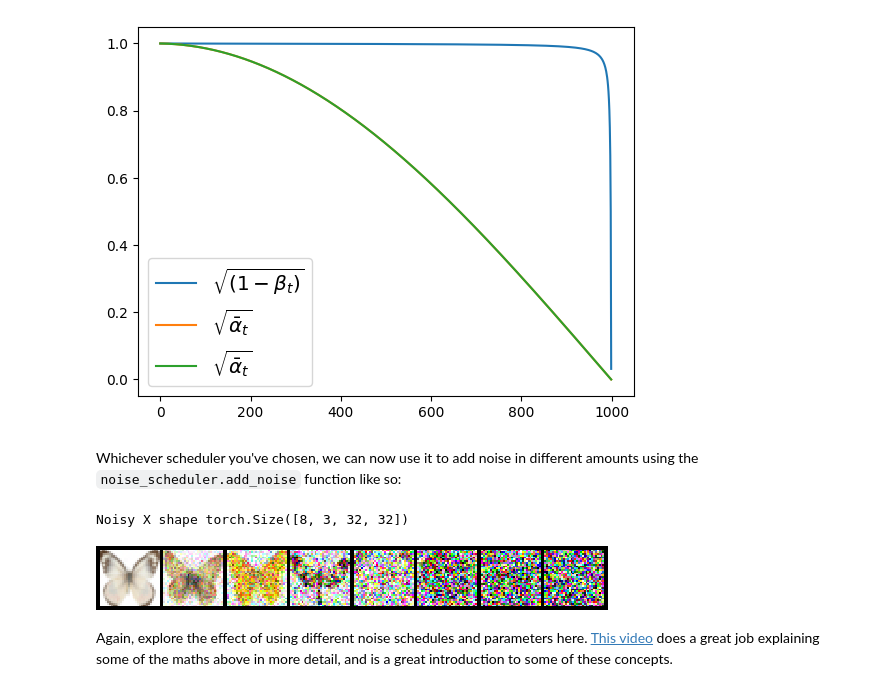
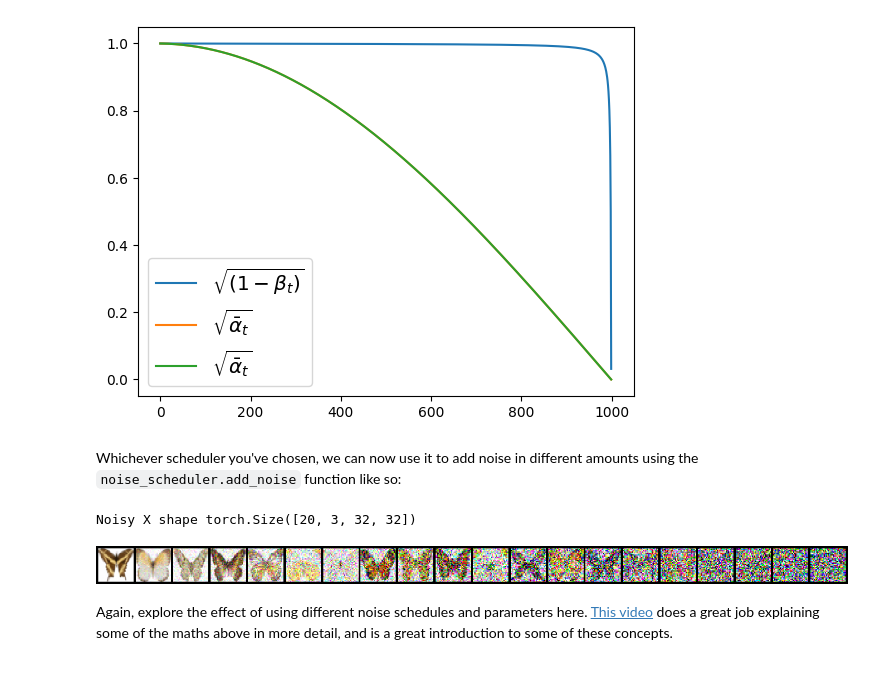
Before and after one commit to minghevong/Difix3D, a Jupyter notebook: unit1/01_introduction_to_diffusers.ipynb, the cells around one changed output. Saved outputs shown, nothing was run; the diff lists cells and outputs as text; code cells hidden in the pictures.

```diff
--- a/unit1/01_introduction_to_diffusers.ipynb
+++ b/unit1/01_introduction_to_diffusers.ipynb
@@ -77,7 +77,7 @@ from PIL import Image
 def show_images(x):
     """Given a batch of images x, make a grid and convert to PIL"""
     x = x * 0.5 + 0.5  # Map from (-1, 1) back to (0, 1)
-    grid = torchvision.utils.make_grid(x)
+    grid = torchvision.utils.make_grid(x, nrow=x.shape[0])
     grid_im = grid.detach().cpu().permute(1, 2, 0).clip(0, 1) * 255
     grid_im = Image.fromarray(np.array(grid_im).astype(np.uint8))
     return grid_im
@@ -299,14 +299,16 @@ plt.legend(fontsize="x-large");
 # %% [markdown]
 Whichever scheduler you've chosen, we can now use it to add noise in different amounts using the `noise_scheduler.add_noise` function like so:
 # %%
-timesteps = torch.linspace(0, 999, 8).long().to(device)
+num = 20
+timesteps = torch.linspace(0, 999, num).long().to(device)
+xb = next(iter(train_dataloader))["images"].to(device)[:num]
 noise = torch.randn_like(xb)
 noisy_xb = noise_scheduler.add_noise(xb, noise, timesteps)
 print("Noisy X shape", noisy_xb.shape)
-show_images(noisy_xb).resize((8 * 64, 64), resample=Image.NEAREST)
+show_images(noisy_xb).resize((num * 64, 64), resample=Image.NEAREST)
 # %% [output]
-Noisy X shape torch.Size([8, 3, 32, 32])
+Noisy X shape torch.Size([20, 3, 32, 32])
-[figure, old version]
+[figure, new version]
 # %% [markdown]
 Again, explore the effect of using different noise schedules and parameters here. [This video](https://www.youtube.com/watch?v=fbLgFrlTnGU) does a great job explaining some of the maths above in more detail, and is a great introduction to some of these concepts.
 # %% [markdown]
```
